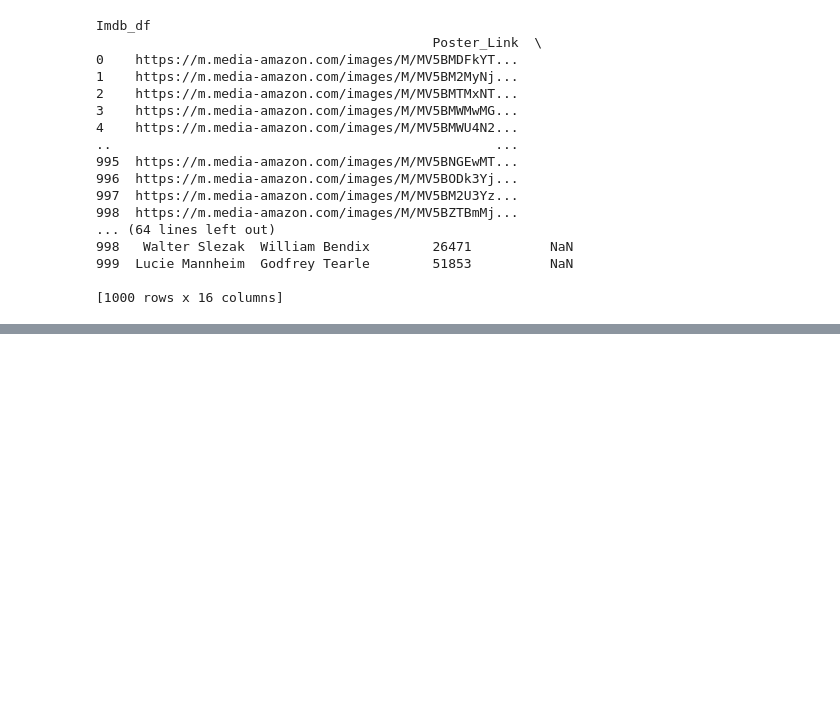
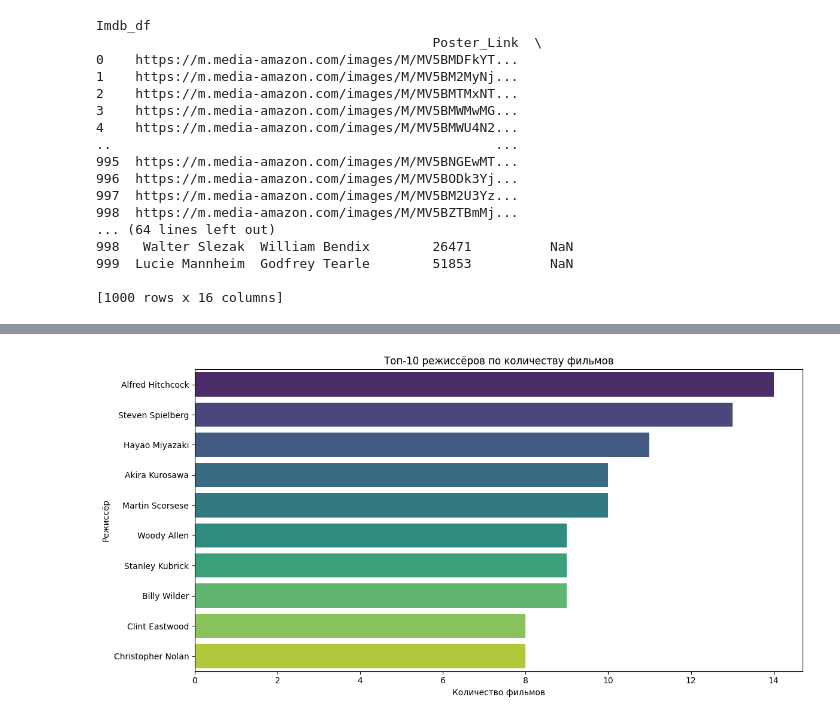
Before and after one commit to Denis-Egorov/Movie-dataset-analysis, a Jupyter notebook: analysis.ipynb, the cells around one changed output, grey strips where cells are left out. Drawn from its saved outputs; the diff is of its cells as text; code cells hidden in the pictures; blank space fills up the shorter version.

```diff
--- a/analysis.ipynb
+++ b/analysis.ipynb
@@ -77,0 +122,4 @@ Imdb_df
+# %%
+# Группируем данные
+top_directors = cleaned_imdb_df["Director"].value_counts().head(10)
+print(top_directors)
@@ -77,0 +139,23 @@ Imdb_df
+# %%
+plt.figure(figsize=(12, 6))
+
+# Преобразуем Series в DataFrame
+top_directors_df = top_directors.reset_index()
+top_directors_df.columns = ['Director', 'Movie_Count']
+
+sns.barplot(
+    x='Movie_Count',
+    y='Director',
+    data=top_directors_df,
+    hue='Director',
+    palette='viridis',
+    legend=False
+)
+
+plt.title('Топ-10 режиссёров по количеству фильмов')
+plt.xlabel('Количество фильмов')
+plt.ylabel('Режиссёр')
+plt.tight_layout()
+plt.show()
+# %% [output]
+[figure, added]
```
Also changed, not shown: parts of 7 cells of this notebook.
